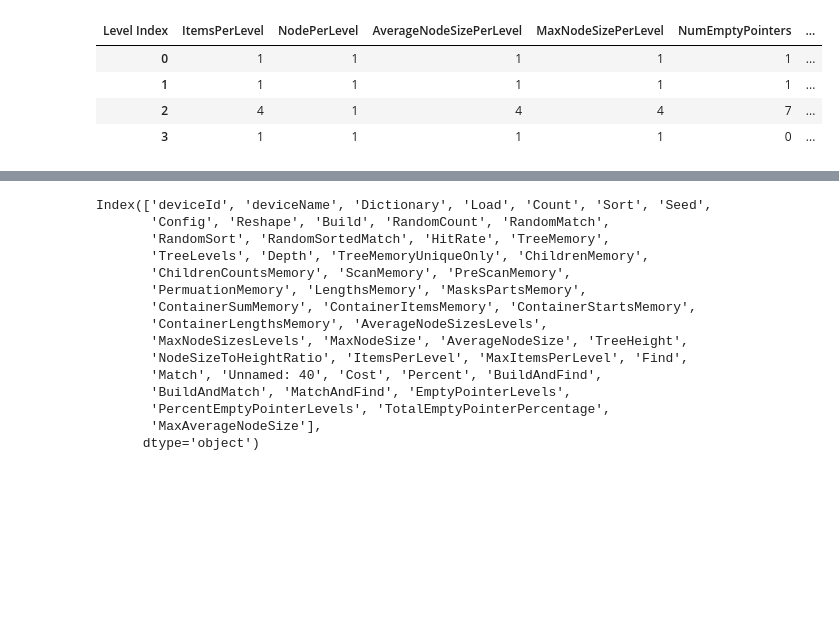
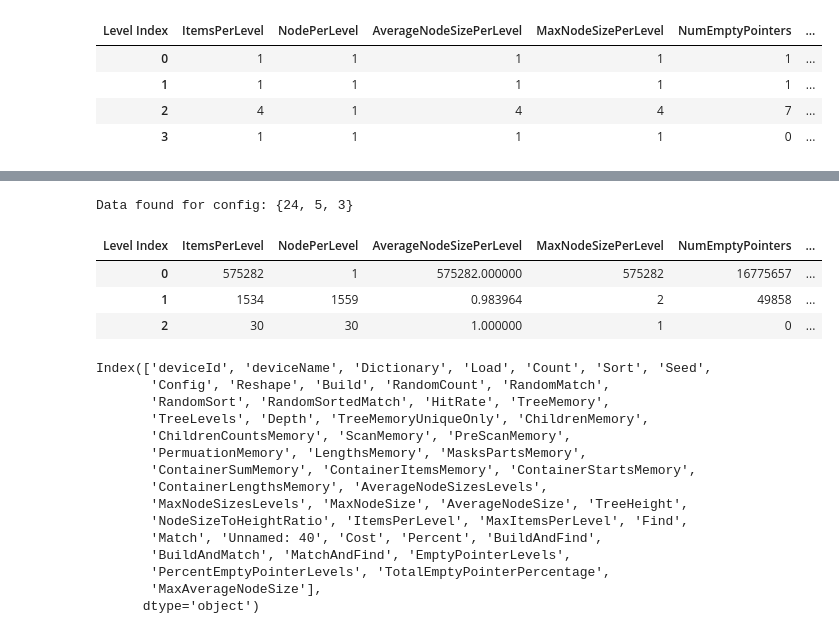
Before and after one commit to matrackif/TrieStrides, a Jupyter notebook: flavors_data_analysis.ipynb, the cells around one changed output, grey strips where cells are left out. Cells and saved outputs as stored; diff of their text form; code cells hidden in the pictures; blank space fills up the shorter version.

```diff
--- a/flavors_data_analysis.ipynb
+++ b/flavors_data_analysis.ipynb
@@ -605,3 +639,12 @@ Data found for config: {1, 1, 3, 2}
+# %%
+# Slowest 3-level trie in results_random_shuffled
+analyze_specific_config(results_random_shuffled.loc[7])
+# %% [output]
+Data found for config: {24, 5, 3}
+| Level Index | ItemsPerLevel | NodePerLevel | AverageNodeSizePerLevel | MaxNodeSizePerLevel | NumEmptyPointers | ... |
+| 0 | 575282 | 1 | 575282.000000 | 575282 | 16775657 | ... |
+| 1 | 1534 | 1559 | 0.983964 | 2 | 49858 | ... |
+| 2 | 30 | 30 | 1.000000 | 1 | 0 | ... |
 # %%
 # List of all existing columns
 results_fst.columns
```
Also changed, not shown: parts of 15 cells of this notebook.
